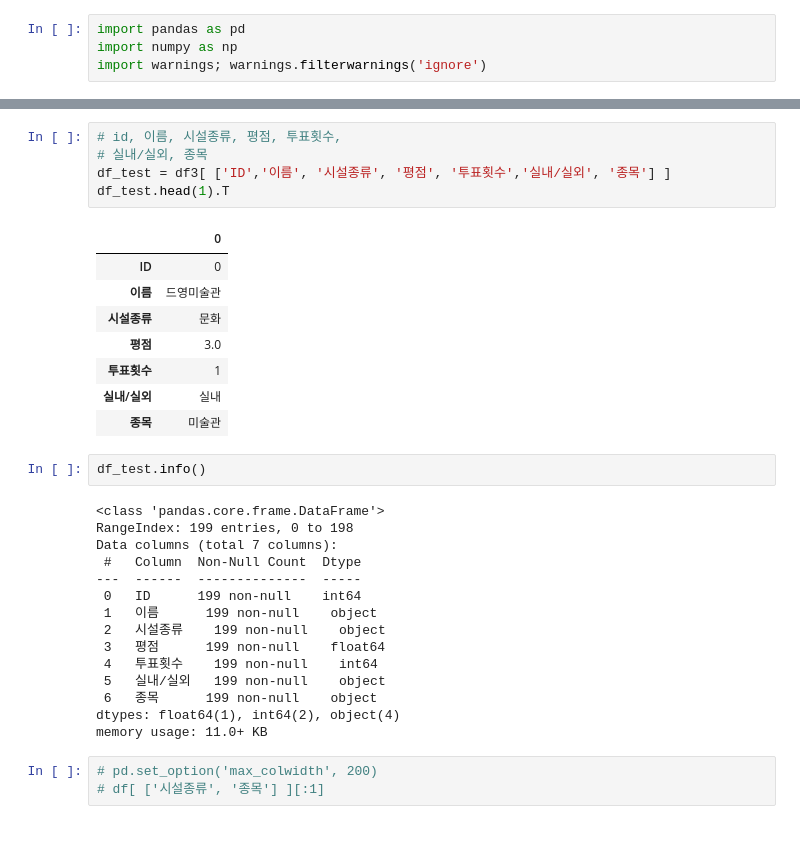
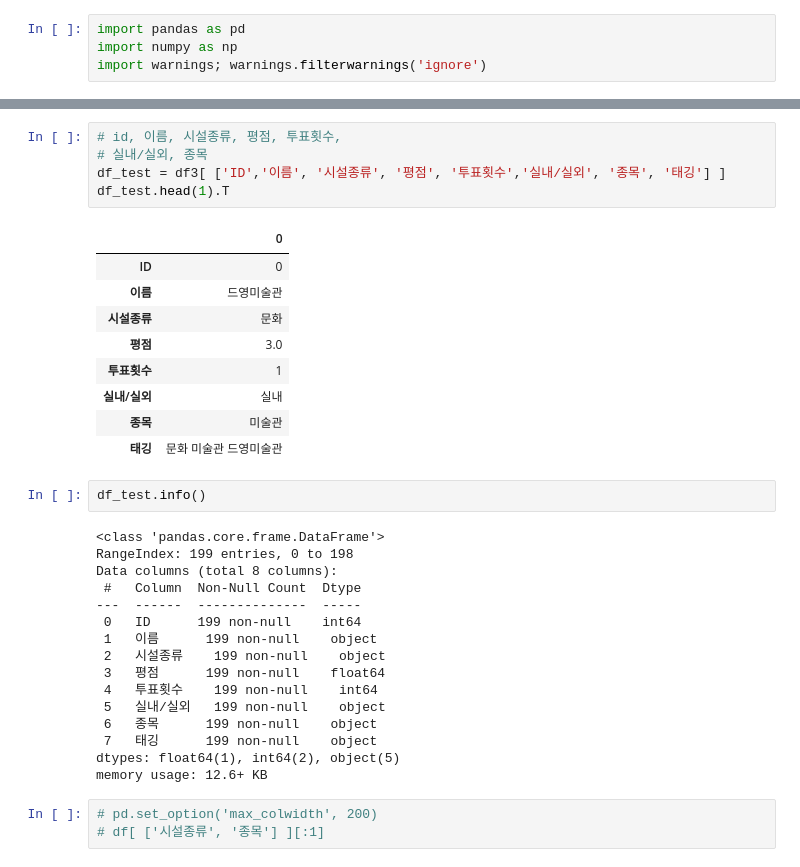
Before and after one commit to oocheol/Health_Find, a Jupyter notebook: Model.ipynb, the cells around one changed output, grey strips where cells are left out. Cells and saved outputs as stored; diff of their text form; blank space fills up the shorter version.

```diff
--- a/Model.ipynb
+++ b/Model.ipynb
@@ -85,23 +90,24 @@ df3.head(2).T
 # %%
 # id, 이름, 시설종류, 평점, 투표횟수,
 # 실내/실외, 종목
-df_test = df3[ ['ID','이름', '시설종류', '평점', '투표횟수','실내/실외', '종목'] ]
+df_test = df3[ ['ID','이름', '시설종류', '평점', '투표횟수','실내/실외', '종목', '태깅'] ]
 df_test.head(1).T
 # %% [output]
 |  | 0 |
 | ID | 0 |
 | 이름 | 드영미술관 |
 | 시설종류 | 문화 |
 | 평점 | 3.0 |
 | 투표횟수 | 1 |
 | 실내/실외 | 실내 |
 | 종목 | 미술관 |
+| 태깅 | 문화 미술관 드영미술관 |
 # %%
 df_test.info()
 # %% [output]
 <class 'pandas.core.frame.DataFrame'>
 RangeIndex: 199 entries, 0 to 198
-Data columns (total 7 columns):
+Data columns (total 8 columns):
  #   Column  Non-Null Count  Dtype
 ---  ------  --------------  -----
  0   ID      199 non-null    int64
@@ -111,8 +117,9 @@ Data columns (total 7 columns):
  4   투표횟수    199 non-null    int64
  5   실내/실외   199 non-null    object
  6   종목      199 non-null    object
-dtypes: float64(1), int64(2), object(4)
-memory usage: 11.0+ KB
+ 7   태깅      199 non-null    object
+dtypes: float64(1), int64(2), object(5)
+memory usage: 12.6+ KB
 # %%
 # pd.set_option('max_colwidth', 200)
 # df[ ['시설종류', '종목'] ][:1]
```
Also changed, not shown: parts of 13 cells of this notebook, 1 other file.
